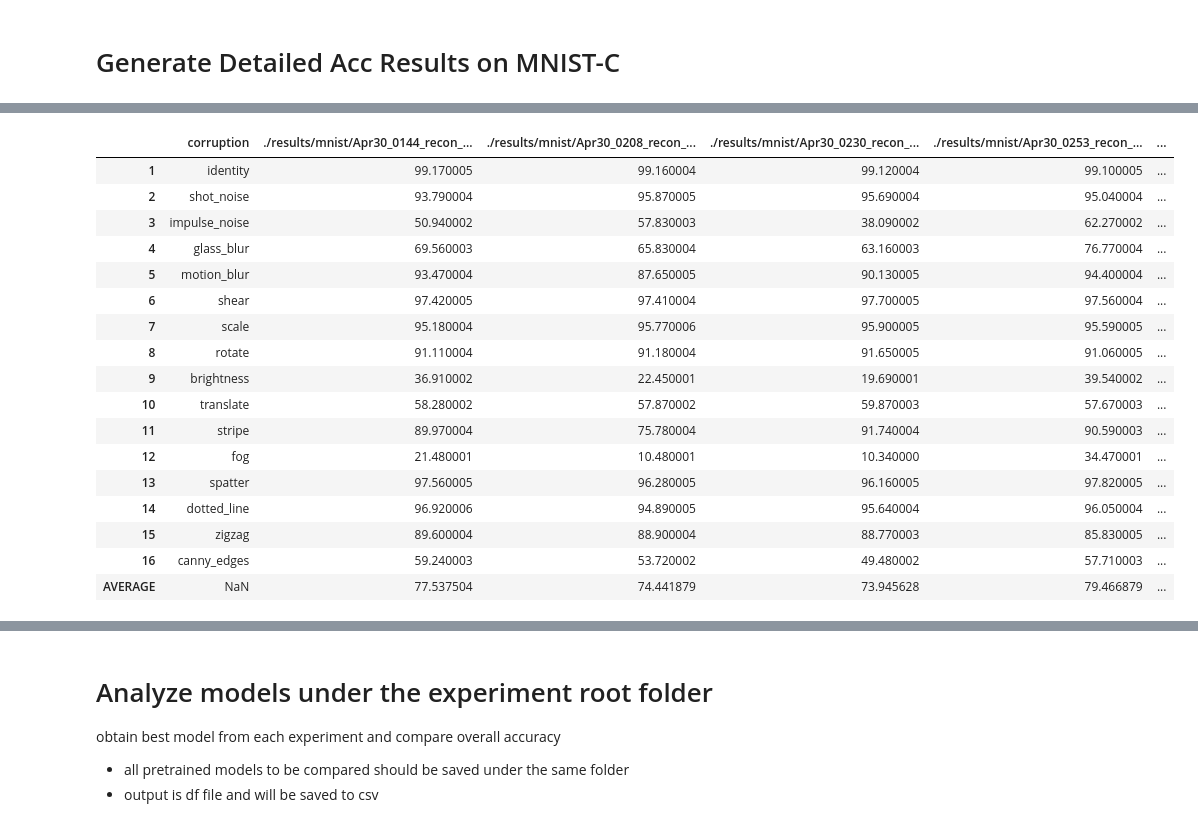
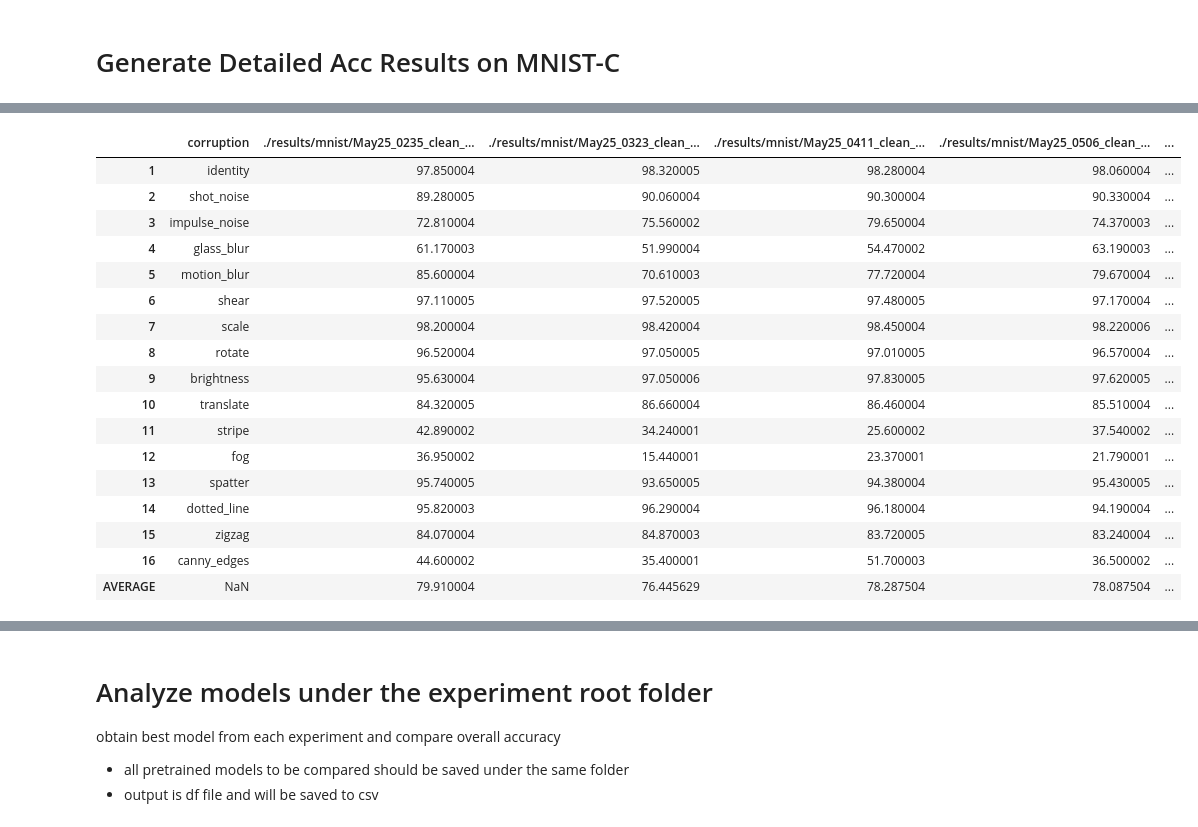
Before and after one commit to ahnchive/ORA-recognition, a Jupyter notebook: eval_rrcapsnet_original.ipynb, the cells around one changed output, grey strips where cells are left out. Drawn from its saved outputs; the diff is of its cells as text; code cells hidden in the pictures.

```diff
--- a/eval_rrcapsnet_original.ipynb
+++ b/eval_rrcapsnet_original.ipynb
@@ -704,7 +732,7 @@ KeyboardInterrupt
 # test a single model, and visualize outputs
 #############################
 task='mnist_c_mini'
-# task='mnist_recon'
+task='mnist_recon'
 task='mnist_c_original'
 
 train=False #train or test dataset
@@ -715,6 +743,8 @@ args_to_update = {'device':DEVICE, 'batch_size':BATCHSIZE,
                  'time_steps': 4, 'routings': 3, 'mask_threshold': 0.1}
 
 load_model_path = './models/rrcapsnet/rrcapsnet_best.pt'
+load_model_path = './results/mnist/May25_2049_recon_edge_run1/best_epoch68_acc0.9980.pt'
+load_model_path ='./results/mnist/May26_0133_test/archive_epoch60_acc0.9999.pt'
 
 
 args = load_args(load_model_path, args_to_update, print_args)
@@ -722,7 +752,7 @@ model = load_model(args)
 
 
 # obtain model prediction and outputs
-corruption_index =9
+corruption_index =12
 corruption =CORRUPTION_TYPES[corruption_index-1]
 
 if task == 'mnist_c_mini':
@@ -736,8 +766,8 @@ elif task =='mnist_c_original':
     evaluate_model_on_mnistc_original(corruption, model, verbose=False, save_hooks=True, max_batch_num=batchnum)
     print(f'==> corruption type: {corruption}, this batch acc: {acc_model.mean().item()}')
 else:
-    batchnum=corruption_index*int(1000/BATCHSIZE)-1
-    x, gtx, y, objcaps_len_step, x_recon_step, outputs_model = evaluate_on_batch(task, batchnum, model, args, train)
+#     batchnum=corruption_index*int(1000/BATCHSIZE)-1
+    x, gtx, y, objcaps_len_step, x_recon_step, outputs_model = evaluate_on_batch(task, 1, model, args, train)
 
 # get model prediction
 objcaps_len_step_narrow = objcaps_len_step.narrow(dim=2,start=0, length=args.num_classes)
@@ -941,7 +983,7 @@ visualize_batch(x, y, outputs['x_input'], objcaps_len_step, start=idx_start, n_i
 verbose=False
 print_args =False
 args_to_update = {'device':DEVICE, 'batch_size':BATCHSIZE,
-                 'time_steps': 1, 'routings': 1, 'mask_threshold': 0.1}
+                 'time_steps': 4, 'routings': 3, 'mask_threshold': 0.1}
 
 
 modelpathlist = [
@@ -971,12 +1013,6 @@ modelpathlist = [
 # './results/mnist/Apr29_0540_clean_clr_run4/best_epoch212_acc0.9995.pt',
 # './results/mnist/Apr29_0703_clean_clr_run5/earlystop_245_acc0.9995.pt',
 
-# Clean-WD
-# './results/mnist/Apr29_0213_clean_wd_run1/best_epoch75_acc0.9981.pt',
-# './results/mnist/Apr29_0247_clean_wd_run2/best_epoch81_acc0.9987.pt',
-# './results/mnist/Apr29_0322_clean_wd_run3/best_epoch88_acc0.9987.pt',
-# './results/mnist/Apr29_0400_clean_wd_run4/best_epoch62_acc0.9980.pt',
-# './results/mnist/Apr29_0429_clean_wd_run5/best_epoch71_acc0.9987.pt',
 
 # Clean-WD 0.0005, 0.98
 # './results/mnist/Apr29_1353_clean_wd2_run1/best_epoch85_acc0.9983.pt',
@@ -985,12 +1021,7 @@ modelpathlist = [
 # './results/mnist/Apr29_1749_clean_wd2_run4/best_epoch92_acc0.9983.pt',
 # './results/mnist/Apr29_1829_clean_wd2_run5/best_epoch115_acc0.9987.pt',
 
-# Recon-WD
-'./results/mnist/Apr30_0144_recon_run1/best_epoch81_acc0.9983.pt',
-'./results/mnist/Apr30_0208_recon_run2/best_epoch73_acc0.9986.pt',
-'./results/mnist/Apr30_0230_recon_run3/best_epoch77_acc0.9986.pt',
-'./results/mnist/Apr30_0253_recon_run4/best_epoch63_acc0.9981.pt',
-'./results/mnist/Apr30_0321_recon_run5/best_epoch77_acc0.9987.pt',
+
 
 # Shift-WD
 # './results/mnist/Apr30_0304_shift_run1/best_epoch103_acc0.9966.pt',
@@ -998,6 +1029,32 @@ modelpathlist = [
 # './results/mnist/Apr30_0425_shift_run3/best_epoch85_acc0.9973.pt',
 # './results/mnist/Apr30_0450_shift_run4/best_epoch80_acc0.9958.pt',
 # './results/mnist/Apr30_0513_shift_run5/best_epoch64_acc0.9978.pt'
+
+
+# Clean-Aug-WD
+# './results/mnist/May25_0235_clean_aug_run1/best_epoch84_acc0.9662.pt',
+# './results/mnist/May25_0323_clean_aug_run2/best_epoch83_acc0.9714.pt',
+# './results/mnist/May25_0411_clean_aug_run3/best_epoch99_acc0.9713.pt',
+# './results/mnist/May25_0506_clean_aug_run4/best_epoch81_acc0.9664.pt',
+# './results/mnist/May25_0554_clean_aug_run5/best_epoch75_acc0.9713.pt'
+
+
+
+# Clean-WD
+# './results/mnist/Apr29_0213_clean_wd_run1/best_epoch75_acc0.9981.pt',
+# './results/mnist/Apr29_0247_clean_wd_run2/best_epoch81_acc0.9987.pt',
+# './results/mnist/Apr29_0322_clean_wd_run3/best_epoch88_acc0.9987.pt',
+# './results/mnist/Apr29_0400_clean_wd_run4/best_epoch62_acc0.9980.pt',
+# './results/mnist/Apr29_0429_clean_wd_run5/best_epoch71_acc0.9987.pt',
+
+# Recon-blur-WD
+# './results/mnist/Apr30_0144_recon_run1/best_epoch81_acc0.9983.pt',
+# './results/mnist/Apr30_0208_recon_run2/best_epoch73_acc0.9986.pt',
+# './results/mnist/Apr30_0230_recon_run3/best_epoch77_acc0.9986.pt',
+# './results/mnist/Apr30_0253_recon_run4/best_epoch63_acc0.9981.pt',
+# './results/mnist/Apr30_0321_recon_run5/best_epoch77_acc0.9987.pt',
+
+# Recon-edge
 
 ]
 
@@ -1046,21 +1103,21 @@ DECODER: fcn, w/ None projection
-|  | corruption | ./results/mnist/Apr30_0144_recon_... | ./results/mnist/Apr30_0208_recon_... | ./results/mnist/Apr30_0230_recon_... | ./results/mnist/Apr30_0253_recon_... | ... |
-| 1 | identity | 99.170005 | 99.160004 | 99.120004 | 99.100005 | ... |
-| 2 | shot_noise | 93.790004 | 95.870005 | 95.690004 | 95.040004 | ... |
-| 3 | impulse_noise | 50.940002 | 57.830003 | 38.090002 | 62.270002 | ... |
-| 4 | glass_blur | 69.560003 | 65.830004 | 63.160003 | 76.770004 | ... |
-| 5 | motion_blur | 93.470004 | 87.650005 | 90.130005 | 94.400004 | ... |
-| 6 | shear | 97.420005 | 97.410004 | 97.700005 | 97.560004 | ... |
-| 7 | scale | 95.180004 | 95.770006 | 95.900005 | 95.590005 | ... |
-| 8 | rotate | 91.110004 | 91.180004 | 91.650005 | 91.060005 | ... |
-| 9 | brightness | 36.910002 | 22.450001 | 19.690001 | 39.540002 | ... |
-| 10 | translate | 58.280002 | 57.870002 | 59.870003 | 57.670003 | ... |
-| 11 | stripe | 89.970004 | 75.780004 | 91.740004 | 90.590003 | ... |
-| 12 | fog | 21.480001 | 10.480001 | 10.340000 | 34.470001 | ... |
-| 13 | spatter | 97.560005 | 96.280005 | 96.160005 | 97.820005 | ... |
-| 14 | dotted_line | 96.920006 | 94.890005 | 95.640004 | 96.050004 | ... |
-| 15 | zigzag | 89.600004 | 88.900004 | 88.770003 | 85.830005 | ... |
-| 16 | canny_edges | 59.240003 | 53.720002 | 49.480002 | 57.710003 | ... |
-| AVERAGE | NaN | 77.537504 | 74.441879 | 73.945628 | 79.466879 | ... |
+|  | corruption | ./results/mnist/May25_0235_clean_... | ./results/mnist/May25_0323_clean_... | ./results/mnist/May25_0411_clean_... | ./results/mnist/May25_0506_clean_... | ... |
+| 1 | identity | 97.850004 | 98.320005 | 98.280004 | 98.060004 | ... |
+| 2 | shot_noise | 89.280005 | 90.060004 | 90.300004 | 90.330004 | ... |
+| 3 | impulse_noise | 72.810004 | 75.560002 | 79.650004 | 74.370003 | ... |
+| 4 | glass_blur | 61.170003 | 51.990004 | 54.470002 | 63.190003 | ... |
+| 5 | motion_blur | 85.600004 | 70.610003 | 77.720004 | 79.670004 | ... |
+| 6 | shear | 97.110005 | 97.520005 | 97.480005 | 97.170004 | ... |
+| 7 | scale | 98.200004 | 98.420004 | 98.450004 | 98.220006 | ... |
+| 8 | rotate | 96.520004 | 97.050005 | 97.010005 | 96.570004 | ... |
+| 9 | brightness | 95.630004 | 97.050006 | 97.830005 | 97.620005 | ... |
+| 10 | translate | 84.320005 | 86.660004 | 86.460004 | 85.510004 | ... |
+| 11 | stripe | 42.890002 | 34.240001 | 25.600002 | 37.540002 | ... |
+| 12 | fog | 36.950002 | 15.440001 | 23.370001 | 21.790001 | ... |
+| 13 | spatter | 95.740005 | 93.650005 | 94.380004 | 95.430005 | ... |
+| 14 | dotted_line | 95.820003 | 96.290004 | 96.180004 | 94.190004 | ... |
+| 15 | zigzag | 84.070004 | 84.870003 | 83.720005 | 83.240004 | ... |
+| 16 | canny_edges | 44.600002 | 35.400001 | 51.700003 | 36.500002 | ... |
+| AVERAGE | NaN | 79.910004 | 76.445629 | 78.287504 | 78.087504 | ... |
 # %%
 # save to csv
 # path_df = 'model-results-rrcapsnet-clean-G4L3.csv'
```
Also changed, not shown: parts of 9 cells of this notebook, 13 other files.
